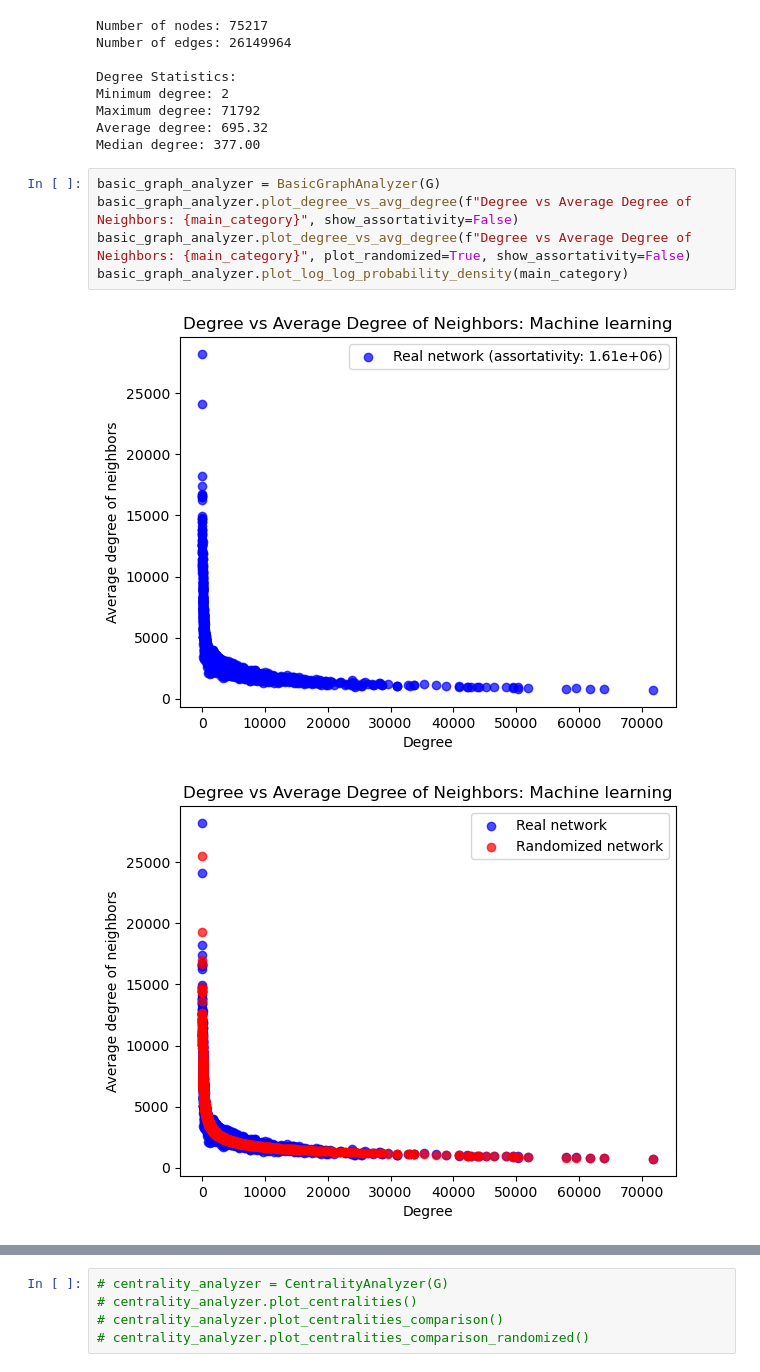
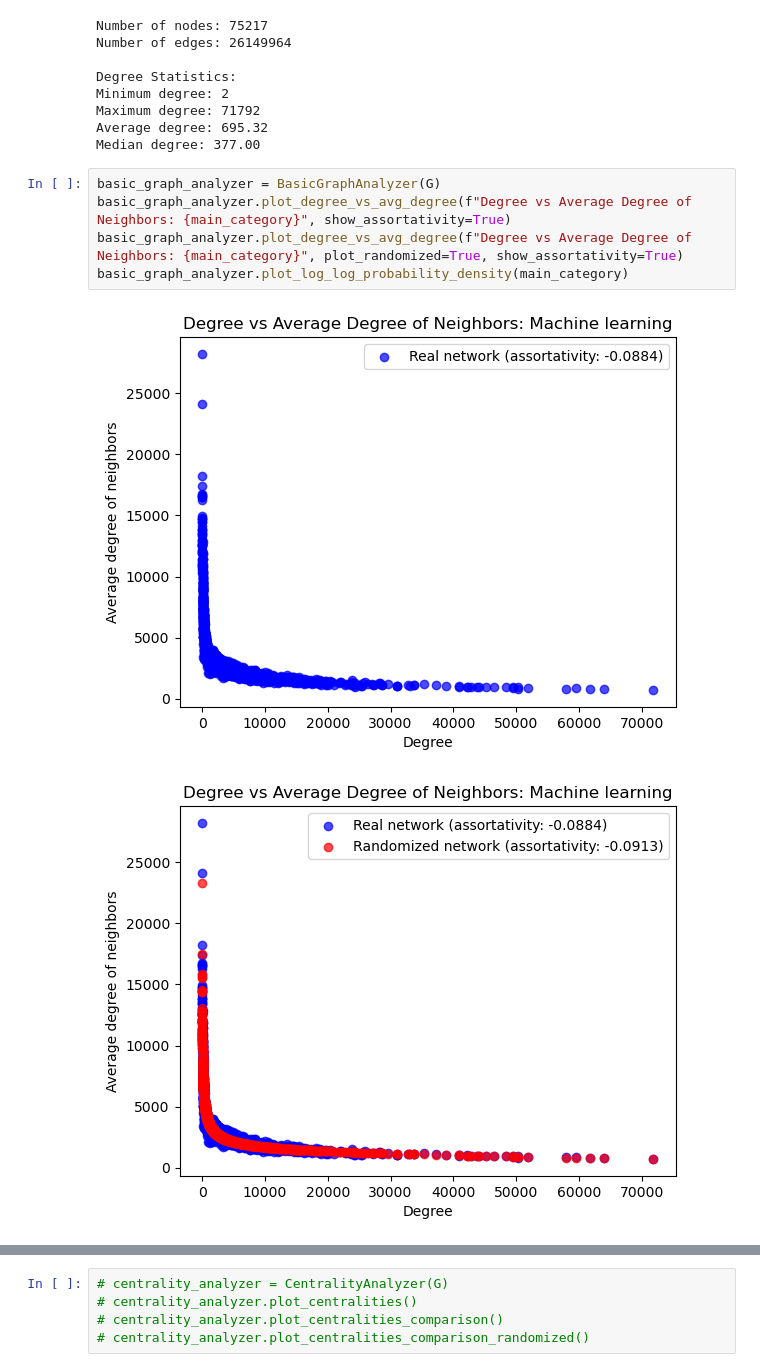
Before and after one commit to dariokueffer/Project-Network-Science-HS24, a Jupyter notebook: 03_analysis_Machine_learning.ipynb, the cells around one changed output, grey strips where cells are left out. Drawn from its saved outputs; the diff is of its cells as text.

```diff
--- a/03_analysis_Machine_learning.ipynb
+++ b/03_analysis_Machine_learning.ipynb
@@ -47,10 +49,10 @@ Average degree: 695.32
 Median degree: 377.00
 # %%
 basic_graph_analyzer = BasicGraphAnalyzer(G)
-basic_graph_analyzer.plot_degree_vs_avg_degree(f"Degree vs Average Degree of Neighbors: {main_category}", show_assortativity=False)
-basic_graph_analyzer.plot_degree_vs_avg_degree(f"Degree vs Average Degree of Neighbors: {main_category}", plot_randomized=True, show_assortativity=False)
+basic_graph_analyzer.plot_degree_vs_avg_degree(f"Degree vs Average Degree of Neighbors: {main_category}", show_assortativity=True)
+basic_graph_analyzer.plot_degree_vs_avg_degree(f"Degree vs Average Degree of Neighbors: {main_category}", plot_randomized=True, show_assortativity=True)
 basic_graph_analyzer.plot_log_log_probability_density(main_category)
 # %% [output]
-[figure, old version]
+[figure, new version]
-[figure, old version]
+[figure, new version]
 [figure]
```
Also changed, not shown: parts of 2 cells of this notebook, 2 other files.
